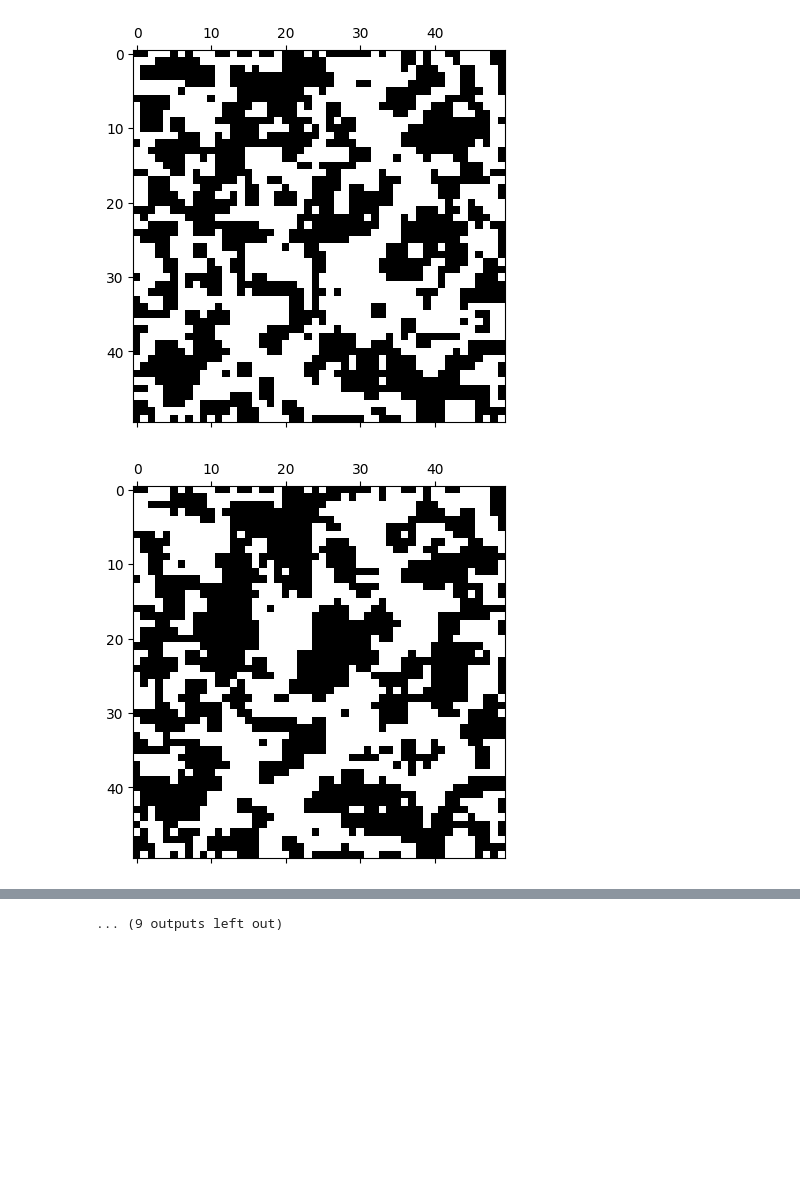
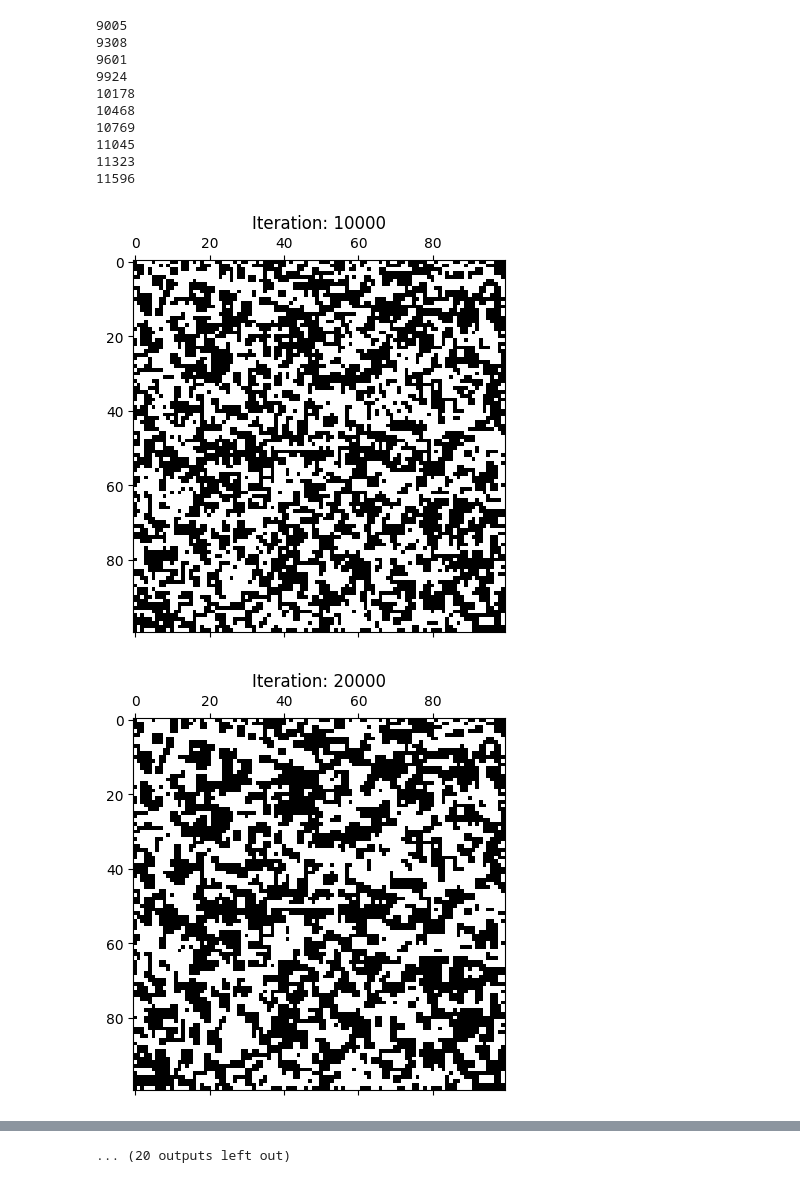
Before and after one commit to alexburg14/Ising-Model, a Jupyter notebook: first_test.ipynb, the cells around one changed output, grey strips where cells are left out. Drawn from its saved outputs; the diff is of its cells as text; code cells hidden in the pictures; blank space fills up the shorter version.

```diff
--- a/first_test.ipynb
+++ b/first_test.ipynb
@@ -8,11 +8,10 @@ import random
 def generate_grid(N):
     return np.random.choice([-1,1],(N,N))
 
-count = 0
 
 # calculate energy of the grid
 def Hamiltonian_Monte_carlo(grid,temperature):
-    global count
+    count = 0
     length = len(grid[0]) # assuming quadratic grid
     rand_point_i = np.random.randint(1,length-1)
     rand_point_j = np.random.randint(1,length-1)
@@ -28,14 +27,14 @@ def Hamiltonian_Monte_carlo(grid,temperature):
         count += 1
     elif energy < 0:
         radius = np.random.uniform(0,1) #random num between [0,1)
-        if radius < np.exp(2*energy/temperature):
+        if radius < np.exp(4*energy/temperature):
             grid[rand_point_i,rand_point_j] = - random_point
             count += 1
 
     #print(grid)
-    return grid
+    return grid, count
 # %%
-length_test = 50
+length_test = 100
 fbf = generate_grid(length_test)
 
 #plot the grid, where 1 is white and -1 is black
@@ -46,9 +45,16 @@ plt.matshow(fbf,cmap='gray')
 # %%
-for i in range(20):
+count_list = []
+count_adding_up = 0
+iteration_times = 30
+iteration_length = 10000
+for i in range(iteration_times):
     # save the grid after 1000 iterations
-    for j in range(10000):
-        fbf = Hamiltonian_Monte_carlo(grid = fbf,temperature = 2)
+    for j in range(iteration_length):
+        fbf,count = Hamiltonian_Monte_carlo(grid = fbf,temperature = 2.5)
+        count_adding_up += count
     plt.matshow(fbf,cmap='gray')
+    plt.title('Iteration: '+str((i+1)*(j+1)))
     plt.savefig('ising_model_'+str(i+1)+'.png')
-    print(count)
+    print(count_adding_up)
+    count_list.append(count_adding_up)
 # %% [output]
@@ -75,2 +81,12 @@ for i in range(20):
+9005
+9308
+9601
+9924
+10178
+10468
+10769
+11045
+11323
+11596
-[figure, old version]
+[figure, new version]
-[figure, old version]
+[figure, new version]
@@ -86 +101 @@ for i in range(20):
-... (9 outputs left out)
+... (20 outputs left out)
```
Also changed, not shown: parts of 5 cells of this notebook, 31 other files.
